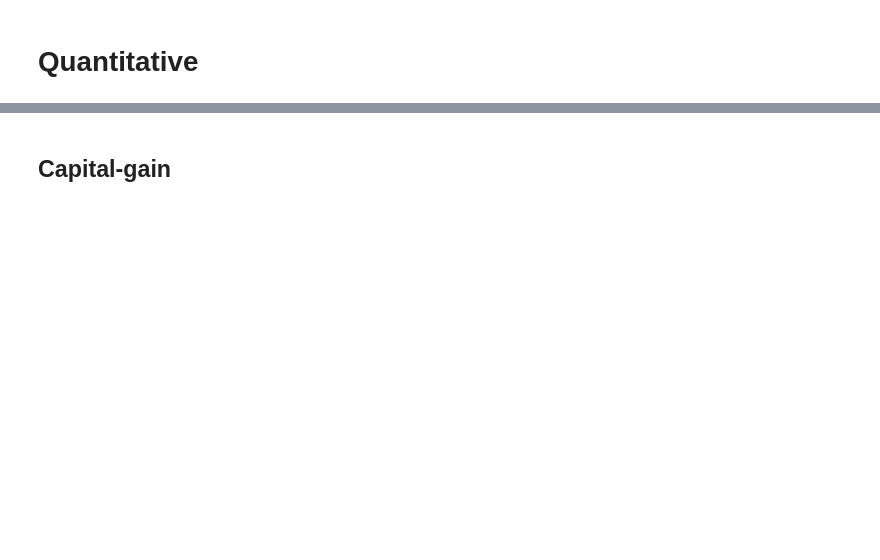
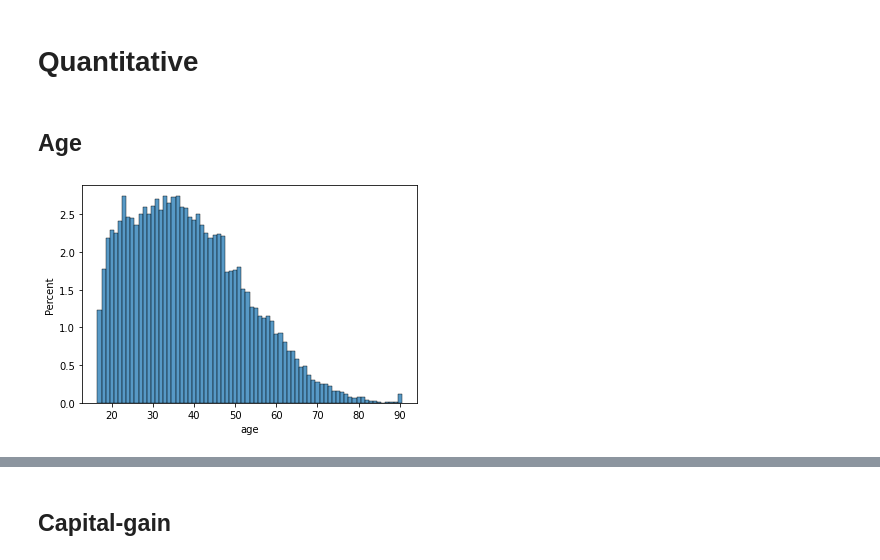
Before and after one commit to Wimull/Turing-USP-Techinical-Case, a Jupyter notebook: 2_analise-e-ia/analise_e_modelos.ipynb, the cells around one changed output, grey strips where cells are left out. Drawn from its saved outputs; the diff is of its cells as text; code cells hidden in the pictures; blank space fills up the shorter version.

```diff
--- a/2_analise-e-ia/analise_e_modelos.ipynb
+++ b/2_analise-e-ia/analise_e_modelos.ipynb
@@ -48,2 +48,9 @@ dataFrame.describe()
 # %% [markdown]
 # Quantitative
+# %% [markdown]
+## Age
+# %%
+sns.histplot(x="age", data=dataFrame, discrete=True, stat="percent")
+plt.show()
+# %% [output]
+[figure, added]
```
Also changed, not shown: parts of 34 cells of this notebook.
